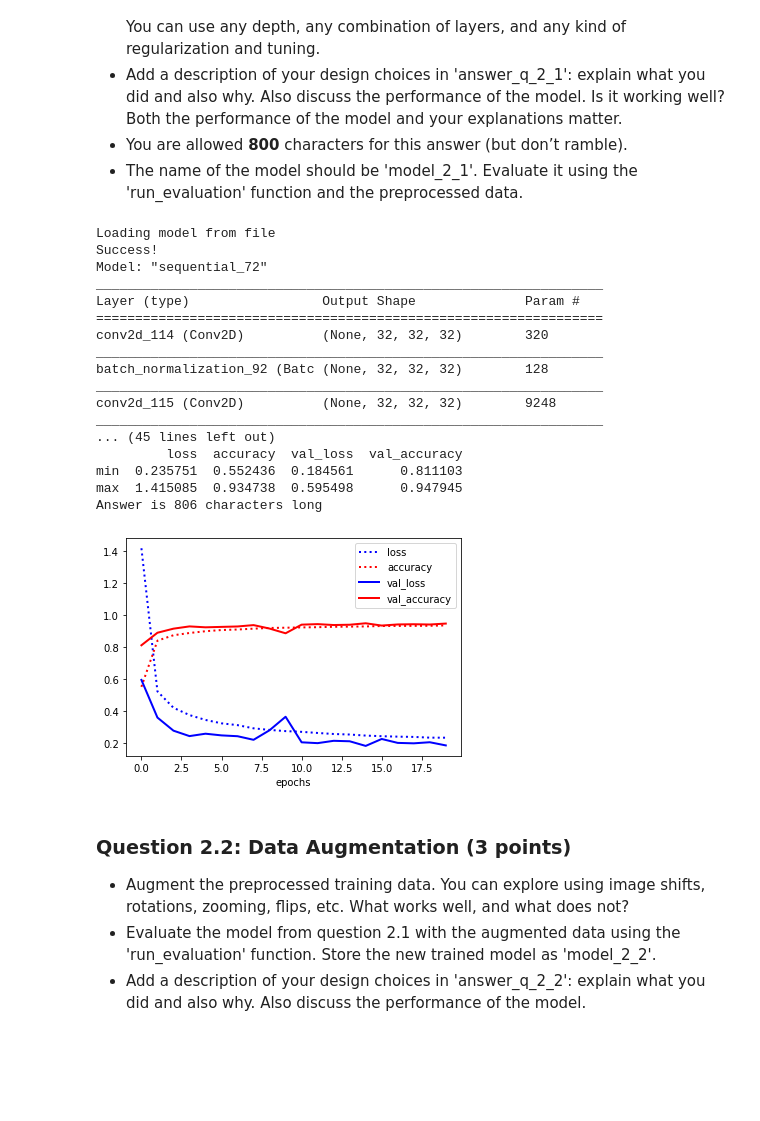
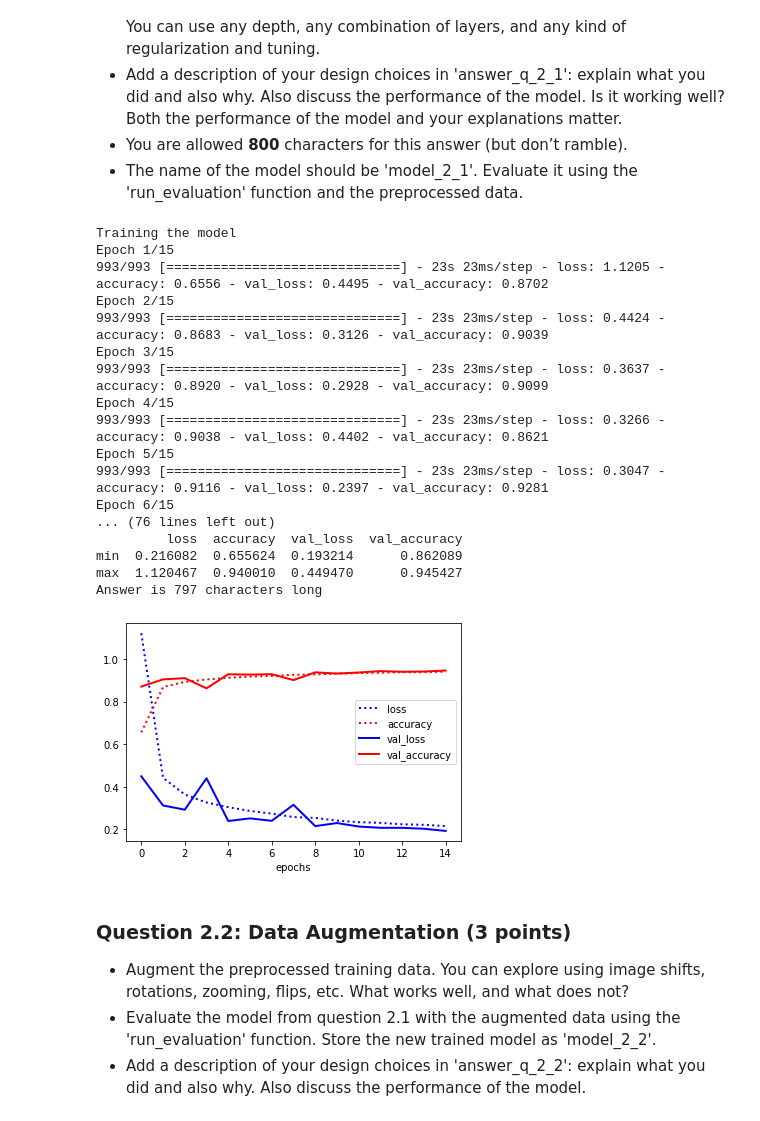
Before and after one commit to Gerdome/ml-course-assignment-3, a Jupyter notebook: Assignment 3.ipynb, the cells around one changed output. Saved outputs shown, nothing was run; the diff lists cells and outputs as text; code cells hidden in the pictures; blank space fills up the shorter version.

Commit message:
updated notebook + models - verification currently not possible due to not available GPU in Colab

```diff
--- a/Assignment 3.ipynb
+++ b/Assignment 3.ipynb
@@ -452,0 +416,24 @@ Answer is 440 characters long
+# %%
+def build_model_1_3():
+
+  model = models.Sequential()
+  model.add(layers.Reshape((1024,), input_shape=(32,32,1)))
+  model.add(layers.Dense(1024, activation='relu'))
+  model.add(layers.Dense(512, activation='relu'))
+  model.add(layers.Dense(256,  activation='relu'))
+  model.add(layers.Dense(256, kernel_regularizer=regularizers.l2(0.001), activation='relu'))
+  model.add(layers.Dense(128, kernel_regularizer=regularizers.l2(0.001), activation='relu'))
+  model.add(layers.Dense(10, activation='softmax'))
+  model.compile(optimizer='adam',
+                loss='categorical_crossentropy',
+                metrics=['accuracy'])
+  return model
+run_evaluation("model_1_3", build_model_1_3, preprocessed_split, base_dir,
+               train=True, epochs=10, batch_size=128)
+answer_q_1_3 = """
+               As the baseline model is well-fitted, I increase the complexity (one more dense layer and increasing nodes by factor 8) and achieve with adam optimizer higher accuracy (77%).
+               Now, the curves converge earlier (less epochs needed).
+               Adding small l2-reg to the last two dense layers reduces the accuracy slightly (76%), but aligns the learning curves very well.
+               Adding dropout layers leads to very bad scores, hence not used.
+               """
+print("Answer is {} characters long".format(len(answer_q_1_3)))
@@ -465,60 +471,59 @@ def build_model_2_1():
   model.add(layers.Conv2D(32, (3, 3), activation='relu', padding='same'))
   model.add(layers.BatchNormalization())
   model.add(layers.MaxPooling2D((2, 2)))
-  model.add(layers.Dropout(0.5))
+  model.add(layers.Dropout(0.3))
   model.add(layers.Conv2D(64, (3, 3), activation='relu', padding='same'))
   model.add(layers.BatchNormalization())
   model.add(layers.Conv2D(64, (3, 3), activation='relu', padding='same'))
   model.add(layers.BatchNormalization())
   model.add(layers.MaxPooling2D((2, 2)))
-  model.add(layers.Dropout(0.5))
+  model.add(layers.Dropout(0.4))
   model.add(layers.Conv2D(64, (3, 3), activation='relu', padding='same'))
   model.add(layers.BatchNormalization())
   model.add(layers.Conv2D(64, (3, 3), activation='relu', padding='same'))
   model.add(layers.BatchNormalization())
   model.add(layers.MaxPooling2D((2, 2)))
   model.add(layers.Dropout(0.5))
   model.add(layers.Flatten())
   model.add(layers.Dense(100, activation='relu'))
   model.add(layers.BatchNormalization())
   model.add(layers.Dropout(0.5))
   model.add(layers.Dense(10, activation='softmax'))
   model.compile(optimizer='rmsprop',
                 loss='categorical_crossentropy',
                 metrics=['accuracy'])
 
   return model
 
 run_evaluation("model_2_1", build_model_2_1, preprocessed_split, base_dir,
-               train=True, epochs=20, batch_size=64)
+               train=True, epochs=15, batch_size=64)
 answer_q_2_1 = """
-               Using a first network with a single convolutional layer with a small filter size (3,3) and a modest number of filters (32) followed by a max pooling layer,
-               results already in a max accuracy of 91%. However, this first model shows already signs of overfitting,
-               as the val_loss curve converges at a significantly higher number than the loss curve.
-               Using a VGG-like model (3 'blocks' of 2 convolutional layers each) results in higher max accuracy (97%),but, as expected, overfits even stronger.
-               Adding dropouts after every MaxPooling and Dense layer, gradually increasing the amount of dropout, and adding Batch Normalization after avery Conv & Dense layer
-               results in 96% accuracy is well regularized.
+               Baseline: conv net (1 conv layer) with a small filter size (3,3), a modest number of filters (32), followed by max pooling,
+               results in a max acc of 91%. However, baseline model overfits as the val_loss curve converges at a higher number than the loss curve.
+               Using a VGG-like model (3 'blocks' of 2 convolutional layers each) results in higher max accuracy (96%), but overfits even stronger.
+               Tackle overfitting: regularize deep layers more (increasing Dropout layers), downsampling (maxPooling layers) and stadardizing the outputs of convolutional and fully connected layers (BatchNormalization).
+               Result: approx. 94% accuracy (strong score) and well regularized (loss and val_loss could be better aligned)
                """
 print("Answer is {} characters long".format(len(answer_q_2_1)))
 # %% [output]
-Loading model from file
-Success!
-Model: "sequential_72"
-_________________________________________________________________
-Layer (type)                 Output Shape              Param #
-=================================================================
-conv2d_114 (Conv2D)          (None, 32, 32, 32)        320
-_________________________________________________________________
-batch_normalization_92 (Batc (None, 32, 32, 32)        128
-_________________________________________________________________
-conv2d_115 (Conv2D)          (None, 32, 32, 32)        9248
-_________________________________________________________________
-... (45 lines left out)
+Training the model
+Epoch 1/15
+993/993 [==============================] - 23s 23ms/step - loss: 1.1205 - accuracy: 0.6556 - val_loss: 0.4495 - val_accuracy: 0.8702
+Epoch 2/15
+993/993 [==============================] - 23s 23ms/step - loss: 0.4424 - accuracy: 0.8683 - val_loss: 0.3126 - val_accuracy: 0.9039
+Epoch 3/15
+993/993 [==============================] - 23s 23ms/step - loss: 0.3637 - accuracy: 0.8920 - val_loss: 0.2928 - val_accuracy: 0.9099
+Epoch 4/15
+993/993 [==============================] - 23s 23ms/step - loss: 0.3266 - accuracy: 0.9038 - val_loss: 0.4402 - val_accuracy: 0.8621
+Epoch 5/15
+993/993 [==============================] - 23s 23ms/step - loss: 0.3047 - accuracy: 0.9116 - val_loss: 0.2397 - val_accuracy: 0.9281
+Epoch 6/15
+... (76 lines left out)
          loss  accuracy  val_loss  val_accuracy
-min  0.235751  0.552436  0.184561      0.811103
-max  1.415085  0.934738  0.595498      0.947945
-Answer is 806 characters long
+min  0.216082  0.655624  0.193214      0.862089
+max  1.120467  0.940010  0.449470      0.945427
+Answer is 797 characters long
-[figure, old version]
+[figure, new version]
 # %% [markdown]
 ### Question 2.2: Data Augmentation (3 points)
 
```
Also changed, not shown: parts of 12 cells of this notebook, 8 other files.
